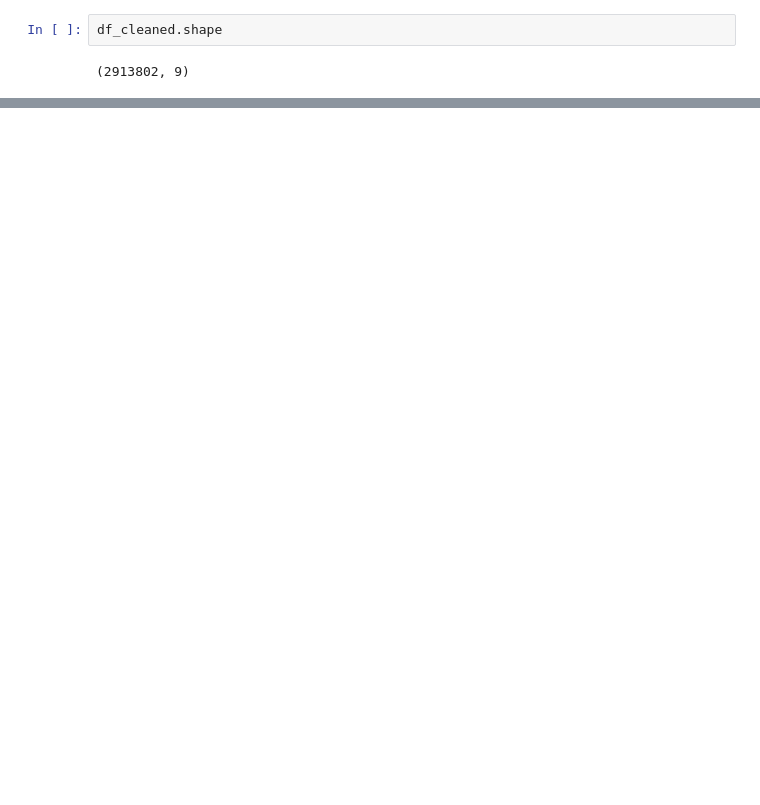
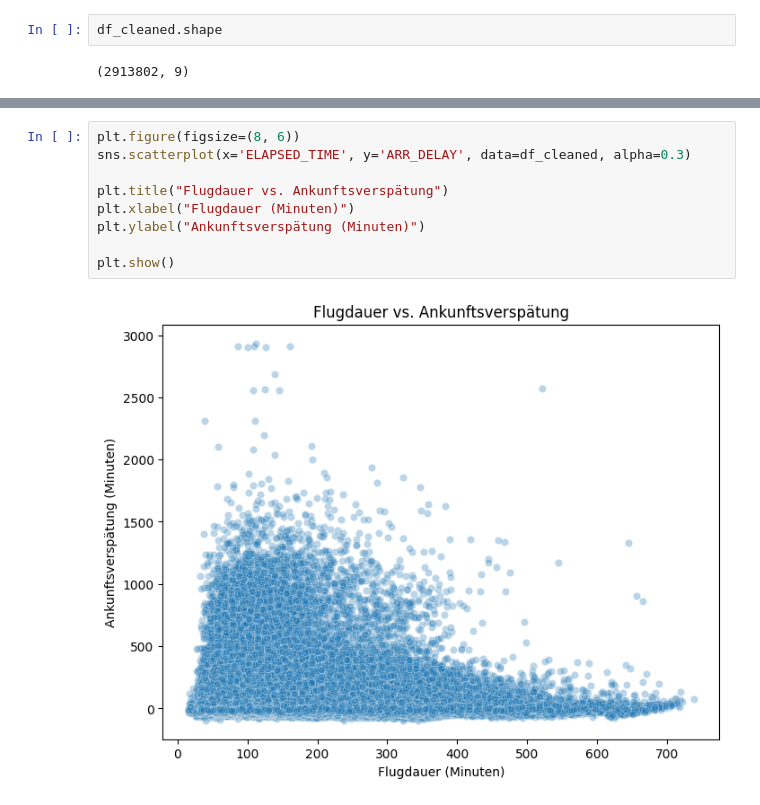
Before and after one commit to adflix/flight-delay-analysis, a Jupyter notebook: notebooks/flight_delay_analysis.ipynb, the cells around one changed output, grey strips where cells are left out. Drawn from its saved outputs; the diff is of its cells as text; blank space fills up the shorter version.

```diff
--- a/notebooks/flight_delay_analysis.ipynb
+++ b/notebooks/flight_delay_analysis.ipynb
@@ -118,0 +177,11 @@ df_cleaned.shape
+# %%
+plt.figure(figsize=(8, 6))
+sns.scatterplot(x='ELAPSED_TIME', y='ARR_DELAY', data=df_cleaned, alpha=0.3)
+
+plt.title("Flugdauer vs. Ankunftsverspätung")
+plt.xlabel("Flugdauer (Minuten)")
+plt.ylabel("Ankunftsverspätung (Minuten)")
+
+plt.show()
+# %% [output]
+[figure, added]
```
Also changed, not shown: parts of 8 cells of this notebook.
